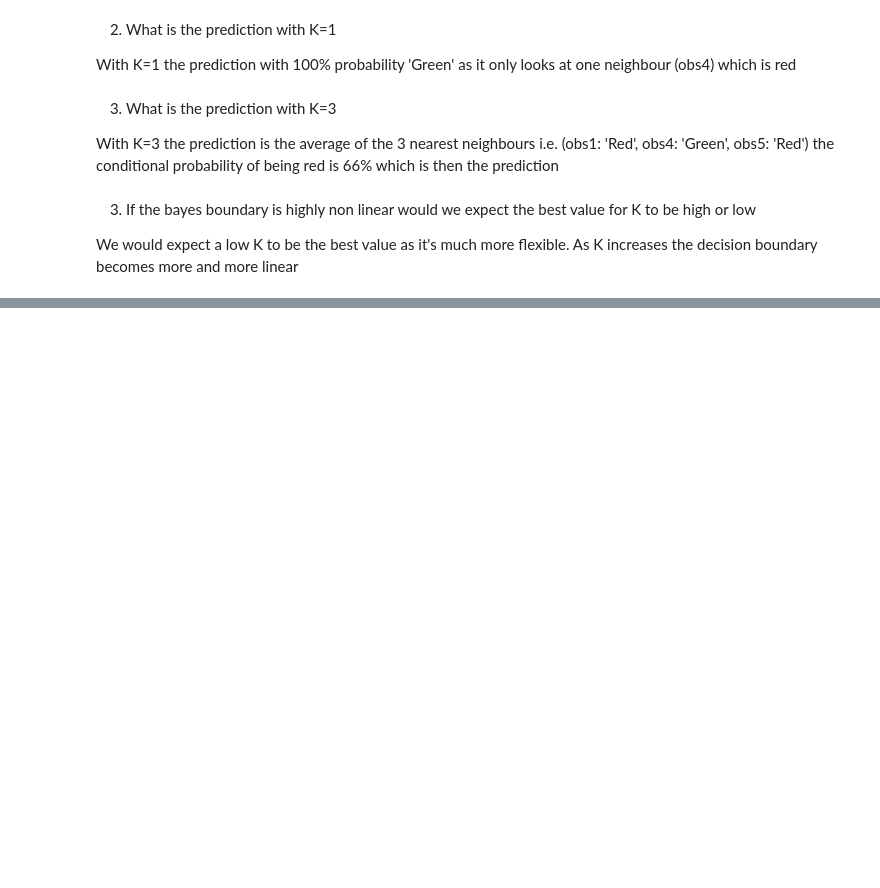
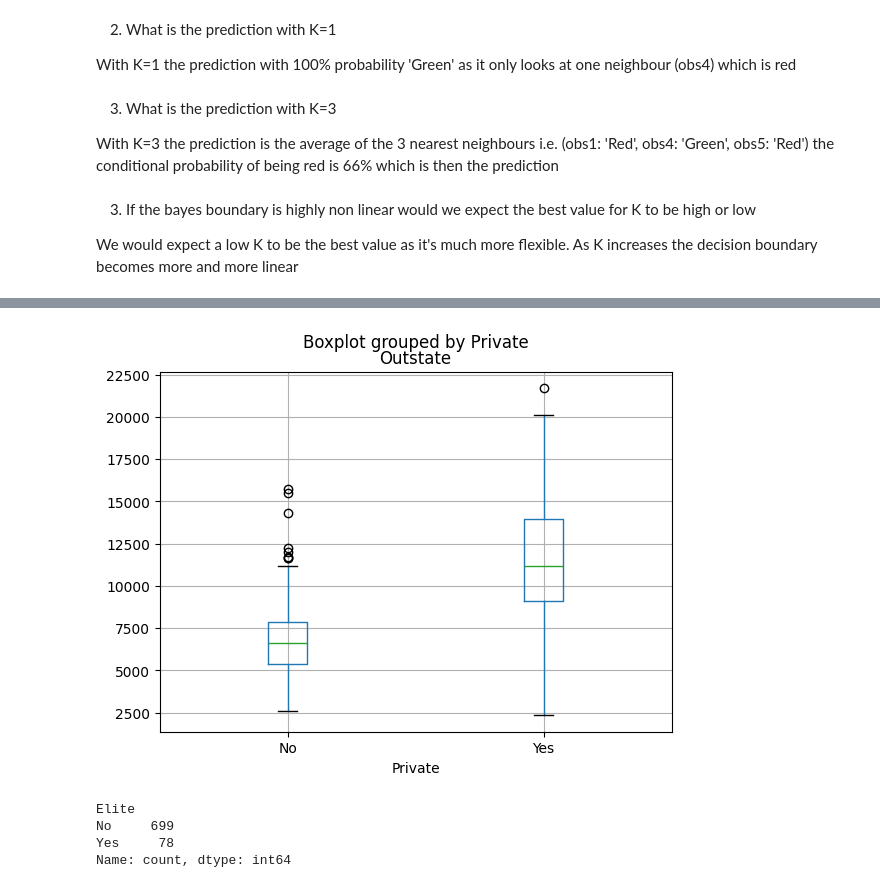
Before and after one commit to jensstenbye/ML_catchup, a Jupyter notebook: ISLP/chap2/chap2_ex.ipynb, the cells around one changed output, grey strips where cells are left out. Drawn from its saved outputs; the diff is of its cells as text; code cells hidden in the pictures; blank space fills up the shorter version.

```diff
--- a/ISLP/chap2/chap2_ex.ipynb
+++ b/ISLP/chap2/chap2_ex.ipynb
@@ -113,0 +157,15 @@ We would expect a low K to be the best value as it's much more flexible. As K in
+# %%
+college.boxplot('Outstate', by='Private');
+# Private colleges seems to have a higher degree of outstate student
+# %% [output]
+[figure, added]
+# %%
+college['Elite'] = pd.cut(college['Top10perc'].div(100), #Bin values into discrete intervals
+                          [0, 0.5, 1],          #The bins
+                          labels=['No', 'Yes']) #Names assigned to the items in the different bins
+college['Elite'].value_counts()
+# %% [output]
+Elite
+No     699
+Yes     78
+Name: count, dtype: int64
```
Also changed, not shown: parts of 42 cells of this notebook.
